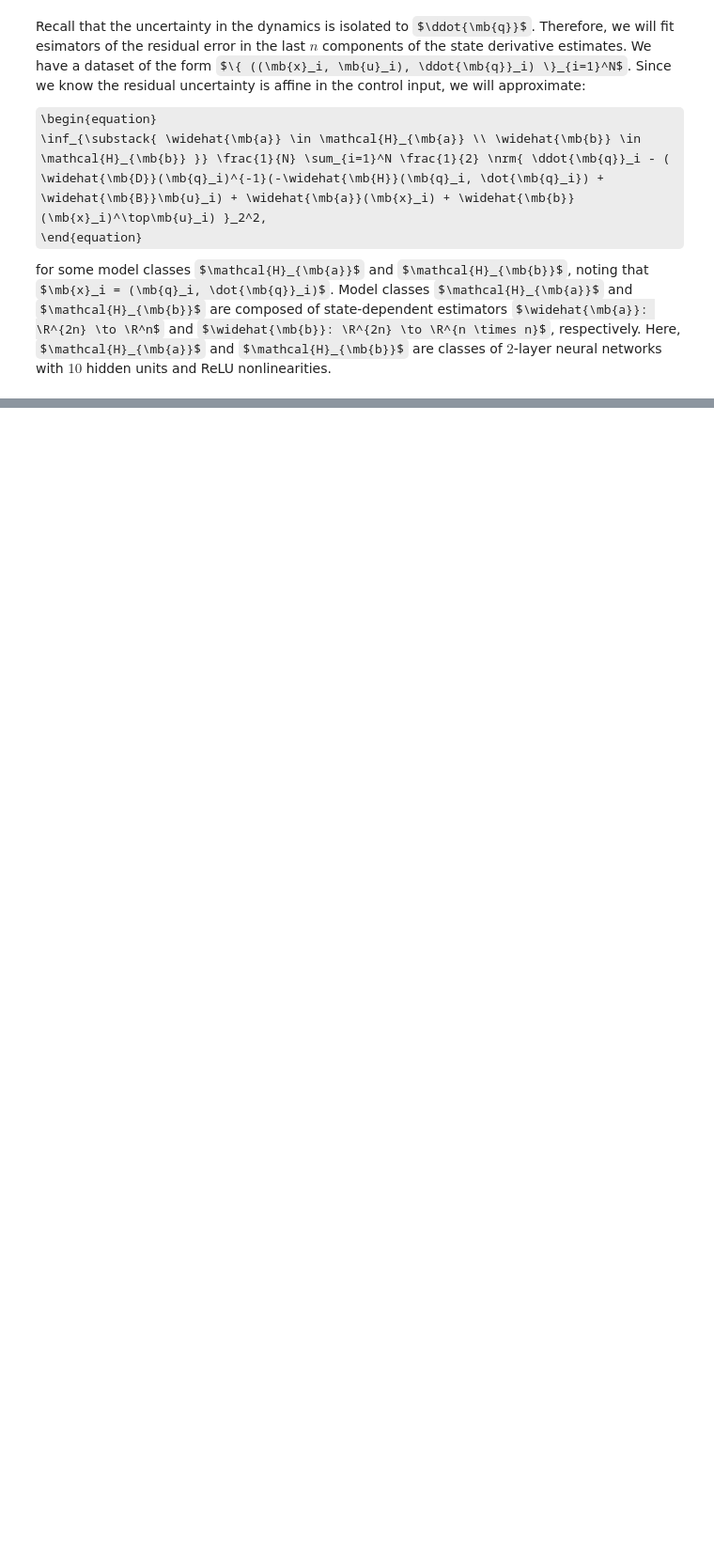
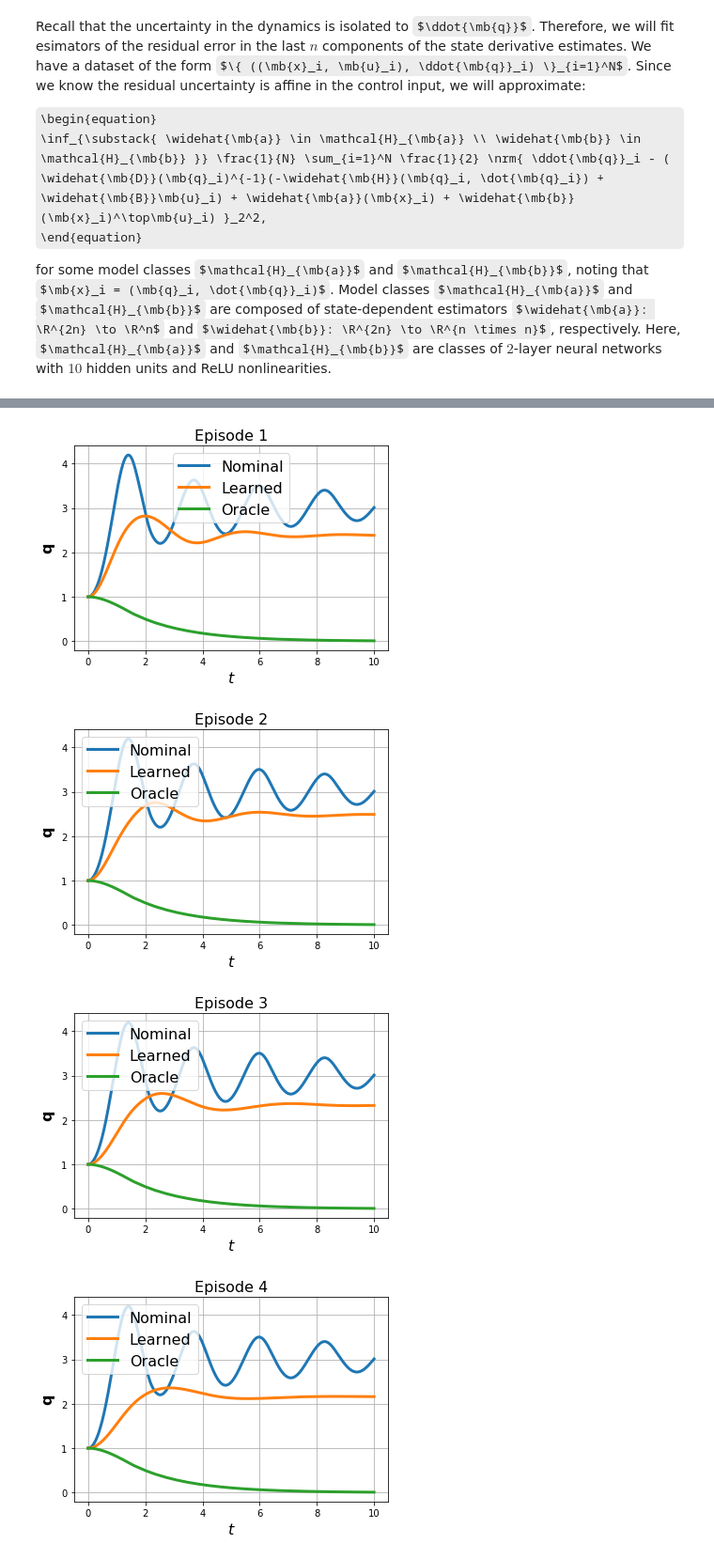
Before and after one commit to vdorobantu/lyapy, a Jupyter notebook: inverted-pendulum.ipynb, the cells around one changed output, grey strips where cells are left out. Shown at 94% size. Saved outputs shown, nothing was run; the diff lists cells and outputs as text; code cells hidden in the pictures; some formulas as TeX source; blank space fills up the shorter version.

```diff
--- a/inverted-pendulum.ipynb
+++ b/inverted-pendulum.ipynb
@@ -514,7 +510,7 @@ from tensorflow.logging import ERROR, set_verbosity
 set_verbosity(ERROR)
 
 x_dot_res = array([x_dot - system_est.eval_dot(x, u, t) for x, u, t, x_dot in zip(*data)])
-q_ddot_res = x_dot_res[:, :n]
+q_ddot_res = x_dot_res[:, n:]
 data_fit = (xs, us, q_ddot_res)
 
 def two_layer_nn(dim_in, dim_hidden, shape_out):
@@ -538,10 +534,19 @@ def affine_nn(drift_model, act_model):
 
     return Model([xs, us], outputs)
 
-d_hidden = 10
-drift_res = two_layer_nn(2 * n, d_hidden, (n,))
-act_res = two_layer_nn(2 * n, d_hidden, (n, n))
-res = affine_nn(drift_res, act_res)
+def fit_affine_nn(xs, us, ys, d_hidden, epochs):
+    _, n = xs.shape
+    _, m = us.shape
+    _, k = ys.shape
+    drift_model = two_layer_nn(n, d_hidden, (k,))
+    act_model = two_layer_nn(n, d_hidden, (k, m))
+    model = affine_nn(drift_model, act_model)
+    model.compile(optimizer='adam', loss='mean_squared_error')
+    _ = model.fit([xs, us], ys, epochs=epochs, verbose=0)
+    training_loss = model.evaluate([xs, us], ys, verbose=0)
 
-res.compile(optimizer='sgd', loss='mean_squared_error')
-_ = res.fit([xs, us], q_ddot_res, epochs=100)
+    return drift_model, act_model, model, training_loss
+
+d_hidden = 200
+epochs = 200
+drift_res_model, act_res_model, res_model, training_loss = fit_affine_nn(xs, us, q_ddot_res, d_hidden, epochs)
@@ -565,0 +629,21 @@ Epoch 100/100
+# %%
+axs = [figure().add_subplot(111) for _ in range(K)]
+for i, ax in enumerate(axs):
+    ax.set_title('Episode ' + str(i + 1), fontsize=16)
+    xs, _ = data_qp_est
+    ax.plot(ts, xs[:, :n], linewidth=3, label='Nominal')
+    xs = data_learned[i, :, :n]
+    ax.plot(ts, xs[:, :n], linewidth=3, label='Learned')
+    xs, _ = data_qp_true
+    ax.plot(ts, xs[:, :n], linewidth=3, label='Oracle')
+    ax.grid()
+    ax.legend(fontsize=16)
+    ax.set_xlabel('$t$', fontsize=16)
+    ax.set_ylabel('$\\mathbf{q}$', fontsize=16)
+
+show()
+# %% [output]
+[figure, added]
+[figure, added]
+[figure, added]
+[figure, added]
```
Also changed, not shown: parts of 15 cells of this notebook.
